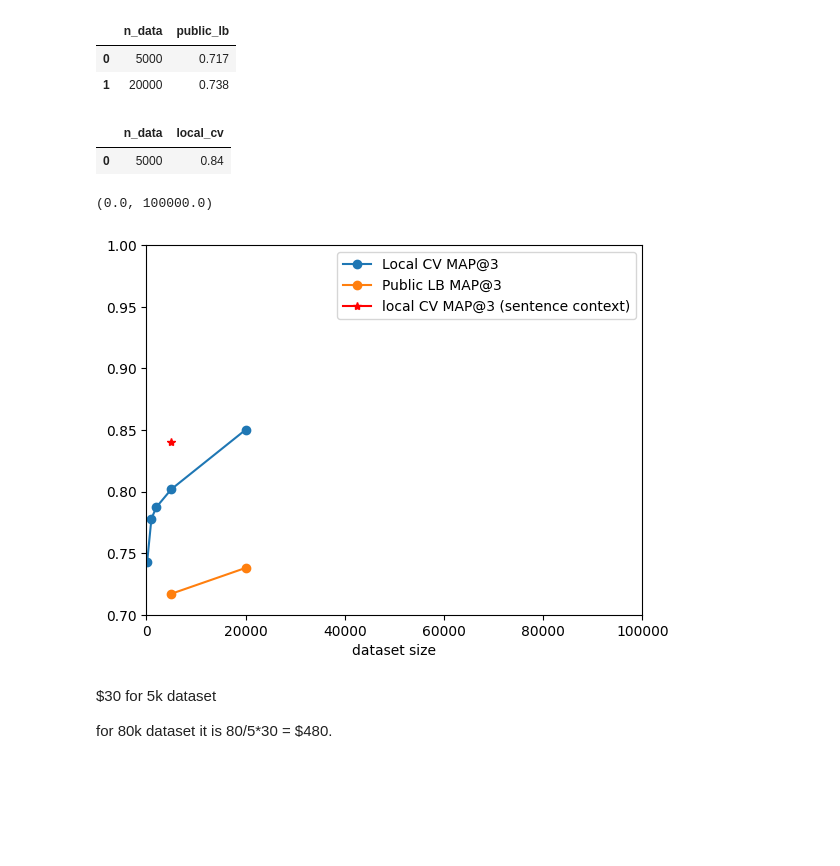
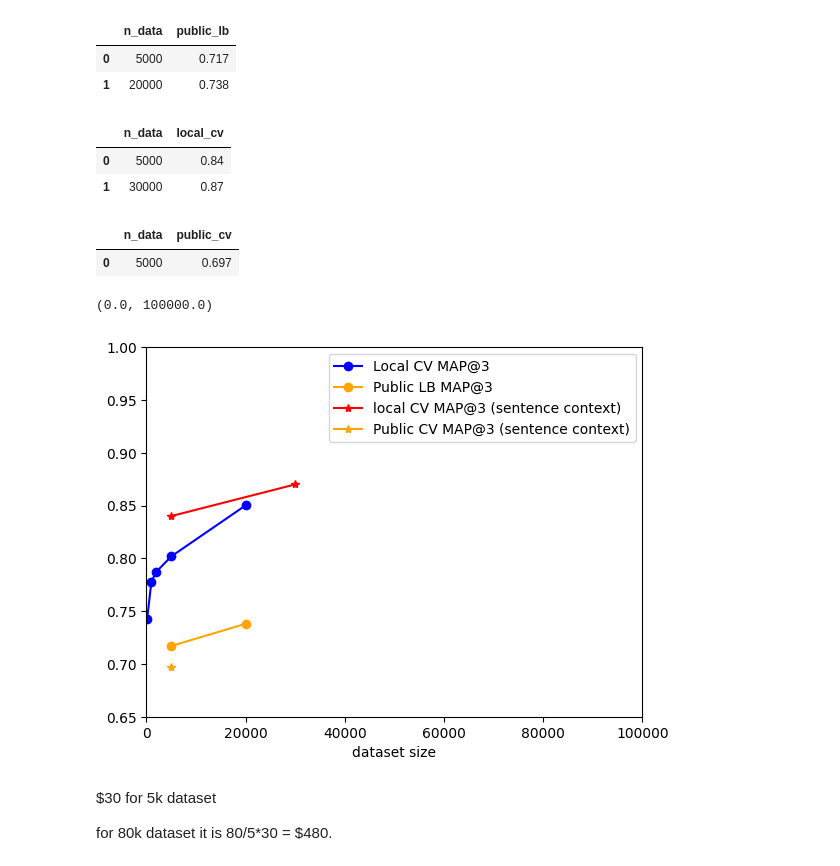
Before and after one commit to viktorcikojevic/kaggle-llm, a Jupyter notebook: work_dirs/deberta-wiki-sci-map-vs-dataset-size/analyze-local-cv/analyze.ipynb, the cells around one changed output. Cells and saved outputs as stored; diff of their text form; code cells hidden in the pictures; blank space fills up the shorter version.

```diff
--- a/work_dirs/deberta-wiki-sci-map-vs-dataset-size/analyze-local-cv/analyze.ipynb
+++ b/work_dirs/deberta-wiki-sci-map-vs-dataset-size/analyze-local-cv/analyze.ipynb
@@ -77,44 +77,55 @@ df_sub
 | 1 | 20000 | 0.738 |
 # %%
 df_sentence_context = pd.DataFrame({
-    'n_data': [5000],
-    'local_cv': [0.84],
+    'n_data': [5000, 30_000],
+    'local_cv': [0.84, 0.87],
 })
 df_sentence_context
 # %% [output]
 |  | n_data | local_cv |
 | 0 | 5000 | 0.84 |
+| 1 | 30000 | 0.87 |
+# %%
+df_sentence_context_public = pd.DataFrame({
+    'n_data': [5000],
+    'public_cv': [0.697],
+})
+df_sentence_context_public
+# %% [output]
+|  | n_data | public_cv |
+| 0 | 5000 | 0.697 |
 # %%
 
 # plot df
 import matplotlib.pyplot as plt
 
 # # df["50000"] = 0.9
 # # df["80000"] = 0.95
 
 # convert index to int
 df.index = df.index.astype(int)
 
 # sort df by index
 df = df.sort_index()
 
 
-plt.plot(df.index.astype(int), df.values, marker='o', label="Local CV MAP@3")
+plt.plot(df.index.astype(int), df.values, marker='o', label="Local CV MAP@3", color='blue')
 
 # plot df_sub
-plt.plot(df_sub["n_data"], df_sub["public_lb"], marker='o', label="Public LB MAP@3")
+plt.plot(df_sub["n_data"], df_sub["public_lb"], marker='o', label="Public LB MAP@3", color='orange')
 
 
 plt.plot(df_sentence_context["n_data"], df_sentence_context["local_cv"], marker='*', label="local CV MAP@3 (sentence context)", color='red')
+plt.plot(df_sentence_context_public["n_data"], df_sentence_context_public["public_cv"], marker='*', label="Public CV MAP@3 (sentence context)", color='orange')
 
 plt.xlabel('dataset size')
 
 plt.legend()
-plt.ylim(0.7, 1)
+plt.ylim(0.65, 1)
 plt.xlim(0, 100_000)
 # %% [output]
 (0.0, 100000.0)
-[figure, old version]
+[figure, new version]
 # %% [markdown]
 $30 for 5k dataset
 
```
Also changed, not shown: 11 other files.
